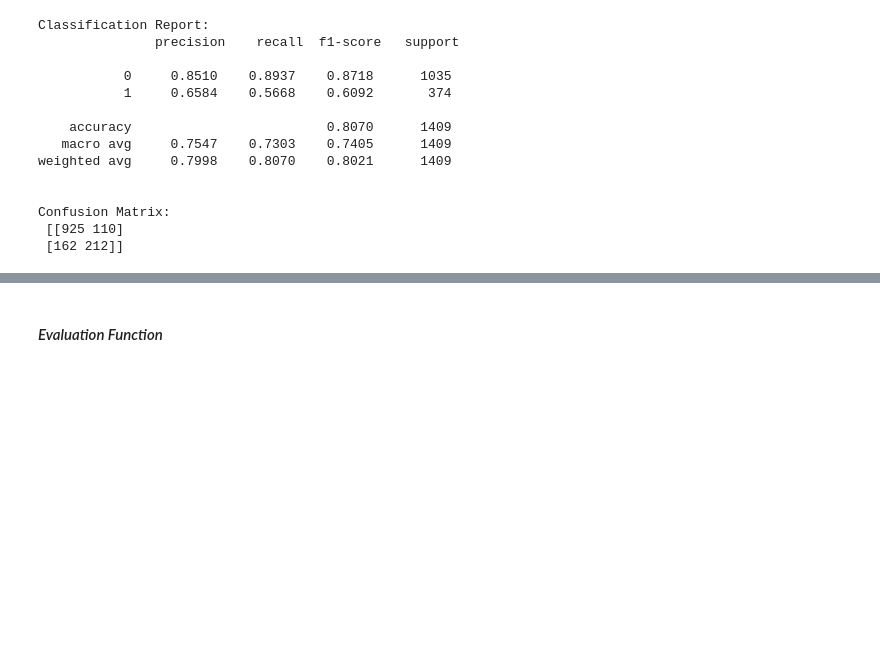
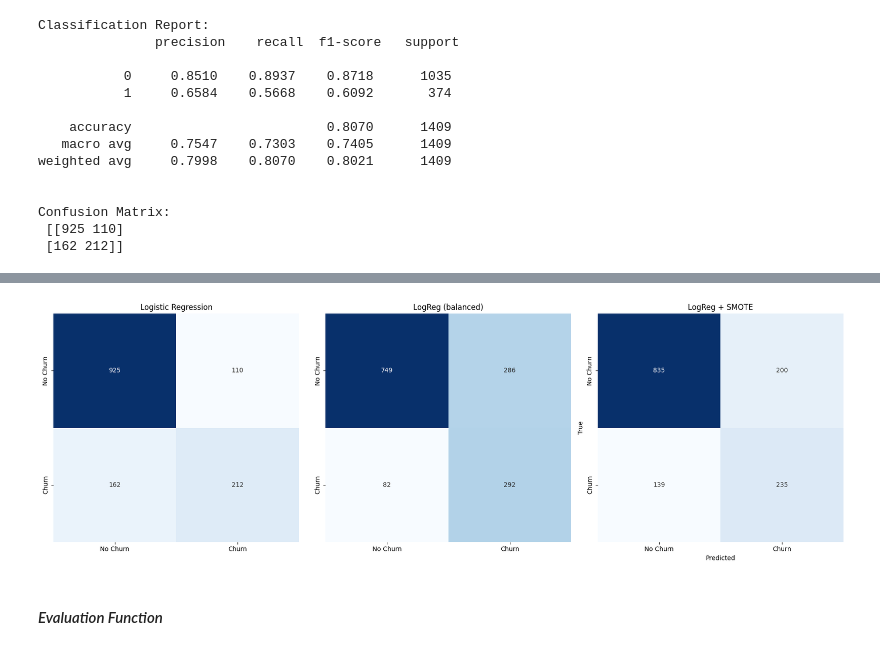
Before and after one commit to Yeonji-Ji/telco-customer-churn-prediction, a Jupyter notebook: telco-customer-churn-prediction.ipynb, the cells around one changed output, grey strips where cells are left out. Saved outputs shown, nothing was run; the diff lists cells and outputs as text; code cells hidden in the pictures; blank space fills up the shorter version.

```diff
--- a/telco-customer-churn-prediction.ipynb
+++ b/telco-customer-churn-prediction.ipynb
@@ -117,9 +142,9 @@ logreg_pipe = Pipeline([
 logreg_pipe.fit(X_train, y_train)
 
 y_pred = logreg_pipe.predict(X_test)
-
+cm1 = confusion_matrix(y_test, y_pred)
 print("Classification Report:\n", classification_report(y_test, y_pred, digits=4))
-print("\nConfusion Matrix:\n", confusion_matrix(y_test, y_pred))
+print("\nConfusion Matrix:\n", cm1)
 # %% [output]
 Classification Report:
                precision    recall  f1-score   support
@@ -146,9 +171,9 @@ logreg_pipe = Pipeline([
 logreg_pipe.fit(X_train, y_train)
 
 y_pred = logreg_pipe.predict(X_test)
-
+cm2 = confusion_matrix(y_test, y_pred)
 print("Classification Report:\n", classification_report(y_test, y_pred, digits=4))
-print("\nConfusion Matrix:\n", confusion_matrix(y_test, y_pred))
+print("\nConfusion Matrix:\n", cm2)
 # %% [output]
 Classification Report:
                precision    recall  f1-score   support
@@ -166,0 +192,17 @@ Confusion Matrix:
+# %%
+from imblearn.over_sampling import SMOTE
+
+sm = SMOTE(k_neighbors=5, random_state=42)
+X_tr_res, y_tr_res = sm.fit_resample(X_train, y_train)
+
+logreg_pipe = Pipeline([
+    ("scaler", StandardScaler()),
+    ("clf", LogisticRegression(max_iter=1000, random_state=42))
+])
+
+logreg_pipe.fit(X_tr_res, y_tr_res)
+y_pred = logreg_pipe.predict(X_test)
+cm3 = confusion_matrix(y_test, y_pred)
+
+print("\nClassification Report:\n", classification_report(y_test, y_pred, digits=4))
+print("Confusion Matrix:\n", cm3)
@@ -167,2 +223,20 @@ Confusion Matrix:
+# %%
+fig, axs = plt.subplots(1, 3, figsize=(18, 6))
+sns.heatmap(cm1, annot=True, fmt="d", cmap="Blues", cbar=False,
+           xticklabels=["No Churn","Churn"], yticklabels=["No Churn","Churn"], ax=axs[0])
+sns.heatmap(cm2, annot=True, fmt="d", cmap="Blues", cbar=False,
+           xticklabels=["No Churn","Churn"], yticklabels=["No Churn","Churn"], ax=axs[1])
+sns.heatmap(cm3, annot=True, fmt="d", cmap="Blues", cbar=False,
+           xticklabels=["No Churn","Churn"], yticklabels=["No Churn","Churn"], ax=axs[2])
+axs[0].set_title("Logistic Regression")
+axs[1].set_title("LogReg (balanced)")
+axs[2].set_title("LogReg + SMOTE")
+
+plt.ylabel("True"); plt.xlabel("Predicted")
+plt.tight_layout()
+# plt.savefig("images/LogReg_confusion_matrices.png")
+plt.show()
+# %% [output]
+[figure, added]
 # %% [markdown]
 #### *Evaluation Function*
```
Also changed, not shown: parts of 8 cells of this notebook, 3 other files.
